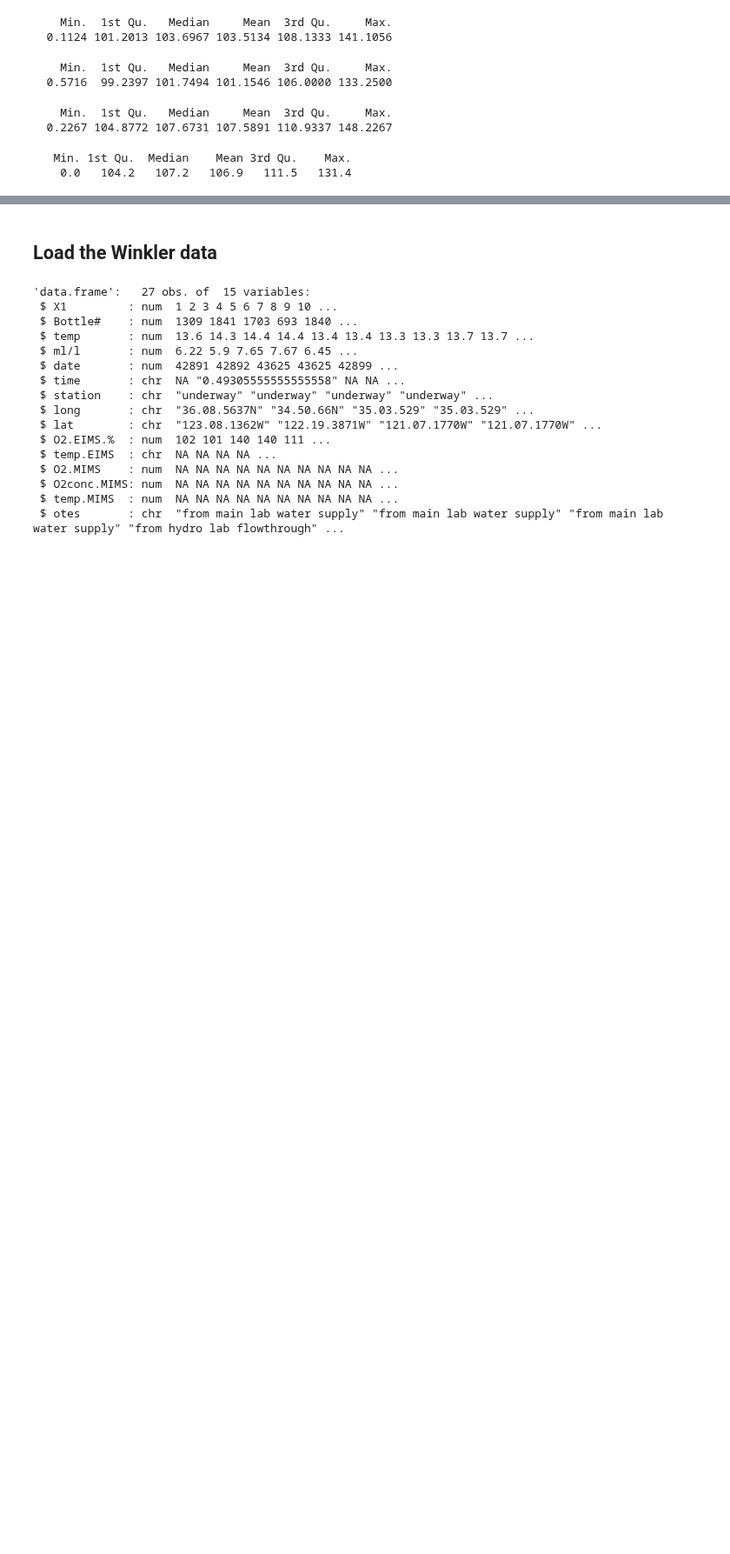
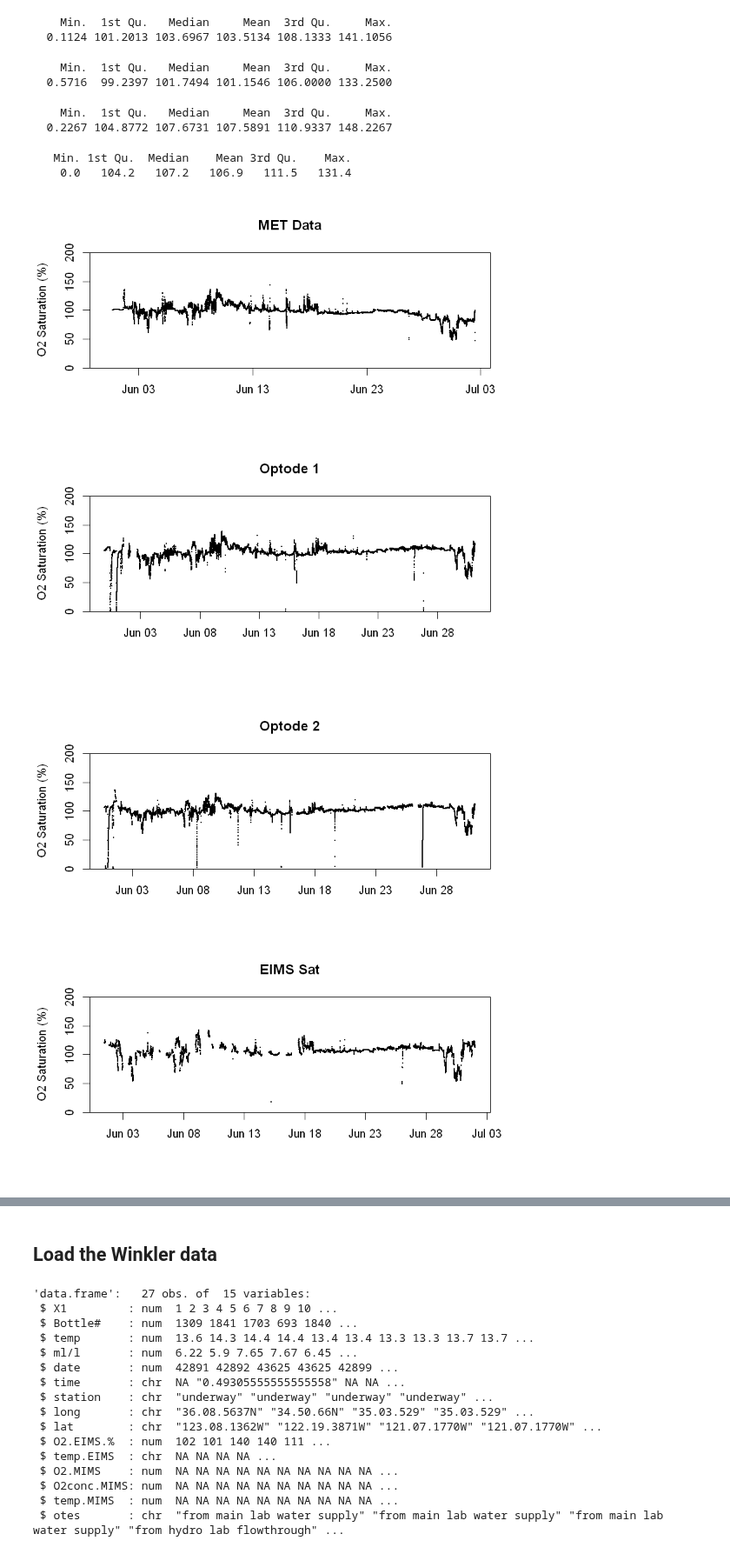
Before and after one commit to tbrycekelly/MIMS-TBK, a Jupyter notebook: Module - Oxygen Analysis.ipynb, the cells around one changed output, grey strips where cells are left out. Shown at 87% size. Saved outputs shown, nothing was run; the diff lists cells and outputs as text; code cells hidden in the pictures; blank space fills up the shorter version.

```diff
--- a/Module - Oxygen Analysis.ipynb
+++ b/Module - Oxygen Analysis.ipynb
@@ -73,28 +73,31 @@ summary(ship.data$EIMS.O2.sat.cal)  # % sat
     0.0   104.2   107.2   106.9   111.5   131.4
 # %%
 #pdf('Output/Oxygen Analysis - Oxygen solubility and Temperature Dependence.pdf')
-png('Output/Oxygen Analysis - Oxygen solubility and Temperature Dependence.png')
+#png('Output/Oxygen Analysis - Oxygen solubility and Temperature Dependence.png')
 
 par(mfrow=c(2,1))
 plot(ship.data$DT, ship.data$OX / ship.data$OS * 100, pch=20, cex=0.1, ylab='O2 Saturation (%)', xlab='',
      yaxs='i', ylim=c(0,200), main='MET Data')
 
 l = ship.data$Optode.ch1.FLAG == 1
 plot(ship.data$DT[l], ship.data$Optode.ch1[l] * O2sol(S = 35, T = 15) / O2sol(S = 35, T = ship.data$TT[l]),
      pch=20, cex=0.1, ylab='O2 Saturation (%)', xlab='', yaxs='i', ylim=c(0,200), main='Optode 1')
 
 l = ship.data$MIMS.O2.Ar.FLAG == 1
 plot(ship.data$DT[l], ship.data$Optode.ch2[l] * O2sol(S = 35, T = 15) / O2sol(S = 35, T = ship.data$TT[l]),
      pch=20, cex=0.1, ylab='O2 Saturation (%)', xlab='', yaxs='i', ylim=c(0,200), main='Optode 2')
 
 l = ship.data$EIMS.O2.sat.FLAG == 1
 plot(ship.data$DT[l], ship.data$EIMS.O2.sat[l] * O2sol(S = 35, T = 15) / O2sol(S = 35, T = ship.data$TT[l]),
      pch=20, cex=0.1, ylab='O2 Saturation (%)', xlab='', yaxs='i', ylim=c(0,200), main='EIMS Sat')
 
-plot(ship.data$DT, ship.data$TT, pch=20, cex=0.1, ylab='Temperature', xlab='', yaxs='i', ylim=c(10,25),
+plot(ship.data$DT, ship.data$EIMS.Inlet.T, pch=20, cex=0.1, ylab='Temperature', xlab='', yaxs='i', ylim=c(10,25),
      main='MET Data', col='red')
 
 plot(ship.data$DT, O2sol(S = 35, T = ship.data$TT) / O2sol(S = 35, T = 15), pch=20, cex=0.1, ylim=c(0.8, 1.2),
      ylab='Solubility (rel)', yaxs='i', xlab='', main='Solubility relative to 15C')
 
-dev.off()
+#dev.off()
+# %% [output]
+[figure, added]
+[figure, added]
```
Also changed, not shown: parts of 1 cell of this notebook, 9 other files.
